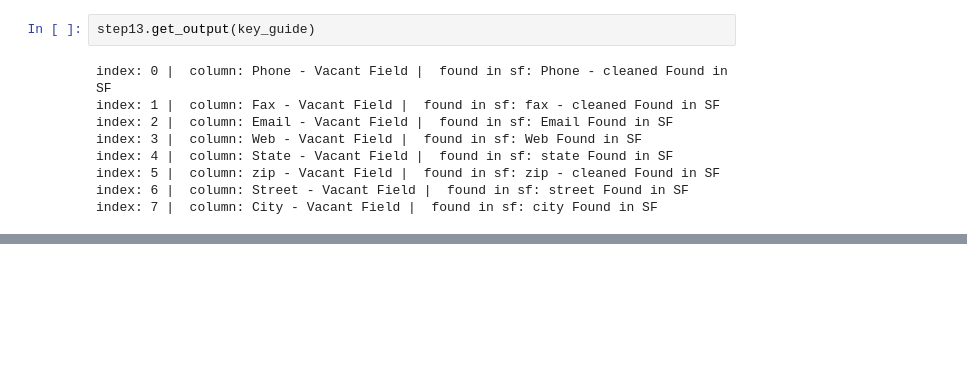
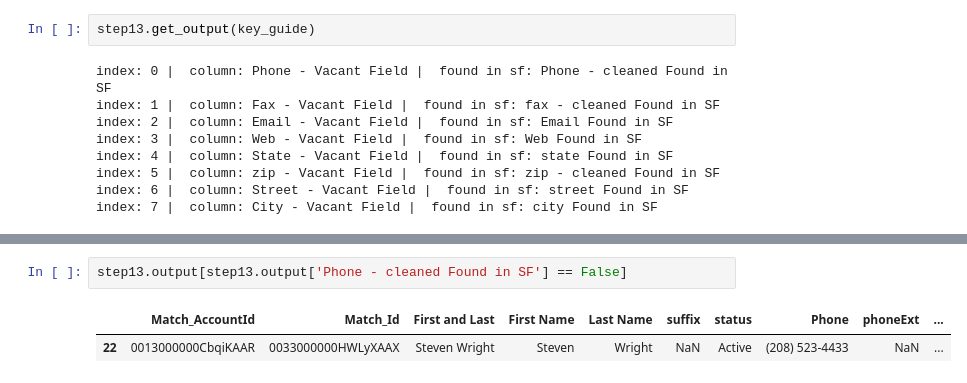
Before and after one commit to rapiinel/salesforce_data_enrichment, a Jupyter notebook: Salesforce Webscrape Data Enrichment Using Match Data.ipynb, the cells around one changed output, grey strips where cells are left out. Drawn from its saved outputs; the diff is of its cells as text; blank space fills up the shorter version.

```diff
--- a/Salesforce Webscrape Data Enrichment Using Match Data.ipynb
+++ b/Salesforce Webscrape Data Enrichment Using Match Data.ipynb
@@ -116,0 +131,5 @@ step13.final_output
+# %%
+step13.output[step13.output['Phone - cleaned Found in SF'] == False]
+# %% [output]
+|  | Match_AccountId | Match_Id | First and Last | First Name | Last Name | suffix | status | Phone | phoneExt | ... |
+| 22 | 0013000000CbqiKAAR | 0033000000HWLyXAAX | Steven Wright | Steven | Wright | NaN | Active | (208) 523-4433 | NaN | ... |
```
Also changed, not shown: parts of 5 cells of this notebook, 1 other file.
